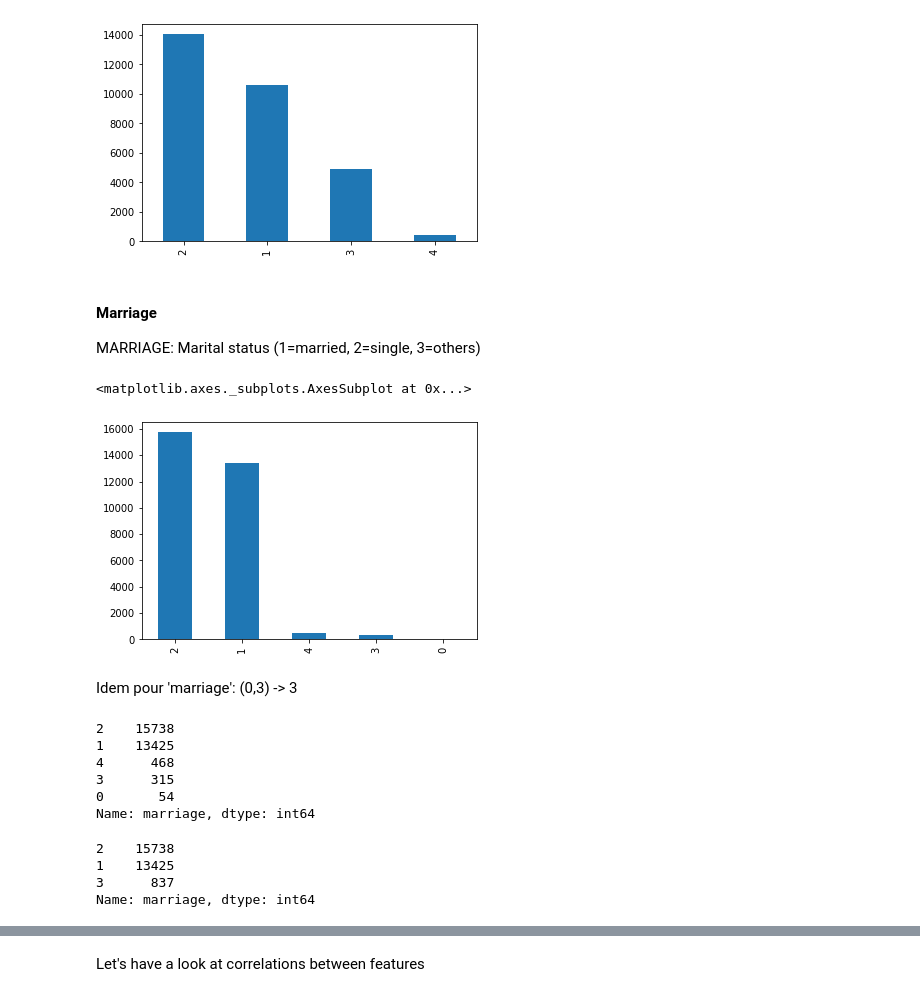
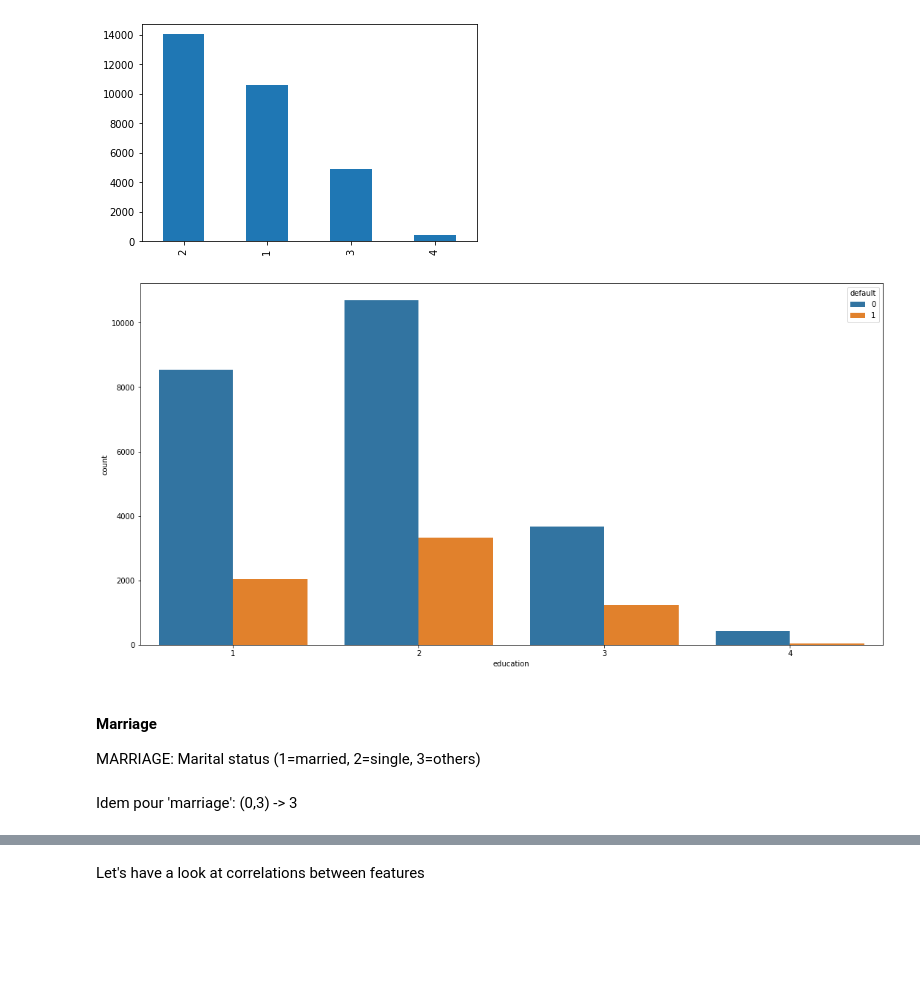
Before and after one commit to thomasXwang/UCI-Credit-card-defaults, a Jupyter notebook: UCI from scratch.ipynb, the cells around one changed output, grey strips where cells are left out. Drawn from its saved outputs; the diff is of its cells as text; code cells hidden in the pictures; blank space fills up the shorter version.

```diff
--- a/UCI from scratch.ipynb
+++ b/UCI from scratch.ipynb
@@ -305,5 +338,5 @@ On regroupe tout ça (les catégories autres: 0,4,5,6) dans 4
 # %%
-df[df['education'].isin([0,4,5,6])] = 4
+df.loc[df['education'].isin([0,4,5,6]), 'education'] = 4
 # %%
 df['education'].value_counts()
 # %% [output]
@@ -317,32 +350,22 @@ df['education'].value_counts().plot(kind='bar')
 # %% [output]
 <matplotlib.axes._subplots.AxesSubplot at 0x...>
 [figure]
+# %%
+plt.figure(figsize=(18, 9))
+ax = sns.countplot(x="education", hue="default", data=df)
+# %% [output]
+[figure, added]
 # %% [markdown]
 #### Marriage
  MARRIAGE: Marital status (1=married, 2=single, 3=others)
 # %%
 df.marriage.value_counts().plot(kind='bar')
-# %% [output]
-<matplotlib.axes._subplots.AxesSubplot at 0x...>
-[figure, removed]
 # %% [markdown]
 Idem pour 'marriage': (0,3) -> 3
 # %%
 df.marriage.value_counts()
-# %% [output]
-2    15738
-1    13425
-4      468
-3      315
-0       54
-Name: marriage, dtype: int64
 # %%
-df[df['marriage'].isin([0,3,4])] = 3
+df.loc[df['marriage'].isin([0,3,4]), 'education'] = 3
 df['marriage'].value_counts()
-# %% [output]
-2    15738
-1    13425
-3      837
-Name: marriage, dtype: int64
 # %%
 df.marriage.value_counts().plot(kind='bar')
```
Also changed, not shown: parts of 7 cells of this notebook.
